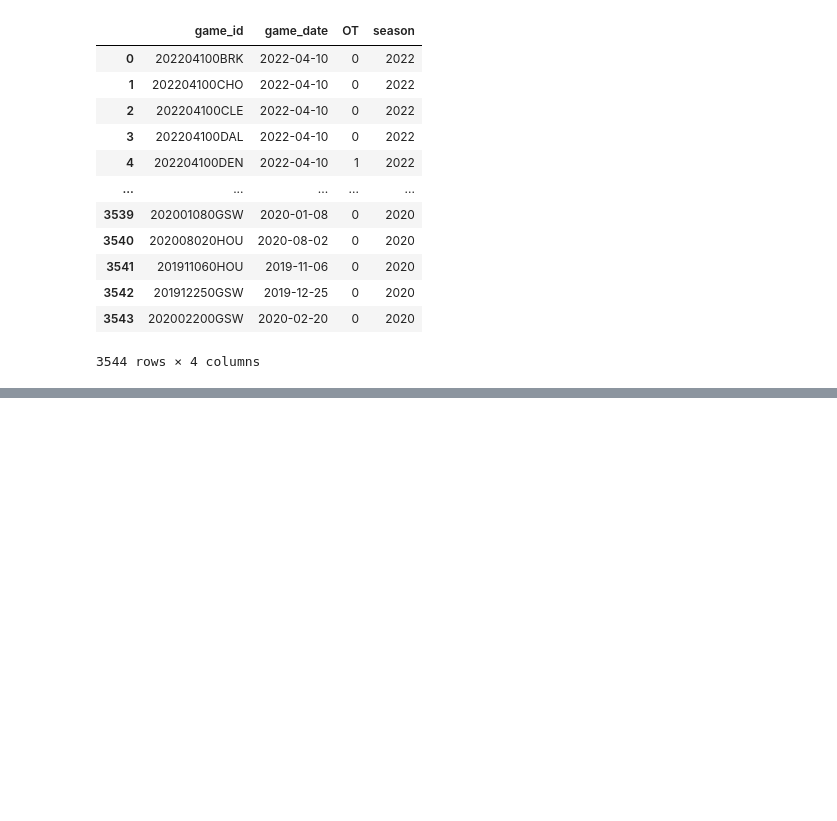
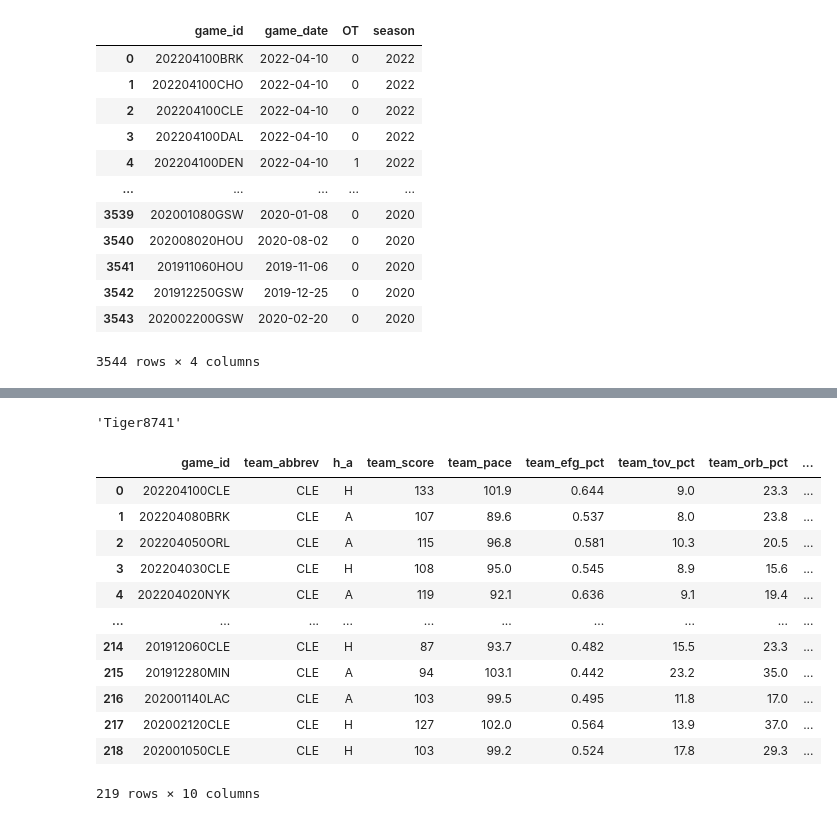
Before and after one commit to kimbrellj/MSDS6001, a Jupyter notebook: LabAssignment_6/Module6_Live_Coding.ipynb, the cells around one changed output, grey strips where cells are left out. Saved outputs shown, nothing was run; the diff lists cells and outputs as text; code cells hidden in the pictures; blank space fills up the shorter version.

```diff
--- a/LabAssignment_6/Module6_Live_Coding.ipynb
+++ b/LabAssignment_6/Module6_Live_Coding.ipynb
@@ -9,6 +9,6 @@ import dotenv
 import os
 from sqlalchemy import create_engine
 # %%
-url = 'https://stewart-gibson.shinyapps.io/NBA_All_Data_Downloader/_w_dbf0cb5d/session/ecbbde0c678122237f0090be15ff013d/download/downloadData?w=dbf0cb5d'
+url = 'https://stewart-gibson.shinyapps.io/NBA_All_Data_Downloader/_w_8fe88f28/session/b590bd642ea4b75b65af989e4b31df10/download/downloadData?w=8fe88f28'
 # %%
 nba = pd.read_csv(url)
@@ -219,0 +206,6 @@ pd.read_sql_query(myquery,nba_db)
+# %%
+dotenv.load_dotenv()
+pgpassword = os.getenv("password")
+pgpassword
+# %% [output]
+'Tiger8741'
@@ -219,0 +229,8 @@ pd.read_sql_query(myquery,nba_db)
+# %%
+engine = create_engine('postgresql+psycopg2://{user}:{pw}@localhost/{db}'\
+                      .format(user='postgres',pw=pgpassword,db='nba'))
+# %%
+games.columns = [x.lower() for x in games.columns]
+players.columns = [x.lower() for x in players.columns]
+team_game.columns = [x.lower() for x in team_game.columns]
+player_game.columns = [x.lower() for x in player_game.columns]
@@ -219,0 +242,21 @@ pd.read_sql_query(myquery,nba_db)
+# %%
+myquery = """
+SELECT *
+FROM team_game
+WHERE team_abbrev='CLE'
+"""
+pd.read_sql_query(myquery,con=engine)
+# %% [output]
+|  | game_id | team_abbrev | h_a | team_score | team_pace | team_efg_pct | team_tov_pct | team_orb_pct | ... |
+| 0 | 202204100CLE | CLE | H | 133 | 101.9 | 0.644 | 9.0 | 23.3 | ... |
+| 1 | 202204080BRK | CLE | A | 107 | 89.6 | 0.537 | 8.0 | 23.8 | ... |
+| 2 | 202204050ORL | CLE | A | 115 | 96.8 | 0.581 | 10.3 | 20.5 | ... |
+| 3 | 202204030CLE | CLE | H | 108 | 95.0 | 0.545 | 8.9 | 15.6 | ... |
+| 4 | 202204020NYK | CLE | A | 119 | 92.1 | 0.636 | 9.1 | 19.4 | ... |
+| ... | ... | ... | ... | ... | ... | ... | ... | ... | ... |
+| 214 | 201912060CLE | CLE | H | 87 | 93.7 | 0.482 | 15.5 | 23.3 | ... |
+| 215 | 201912280MIN | CLE | A | 94 | 103.1 | 0.442 | 23.2 | 35.0 | ... |
+| 216 | 202001140LAC | CLE | A | 103 | 99.5 | 0.495 | 11.8 | 17.0 | ... |
+| 217 | 202002120CLE | CLE | H | 127 | 102.0 | 0.564 | 13.9 | 37.0 | ... |
+| 218 | 202001050CLE | CLE | H | 103 | 99.2 | 0.524 | 17.8 | 29.3 | ... |
+219 rows × 10 columns
```
Also changed, not shown: parts of 8 cells of this notebook, 7 other files.
